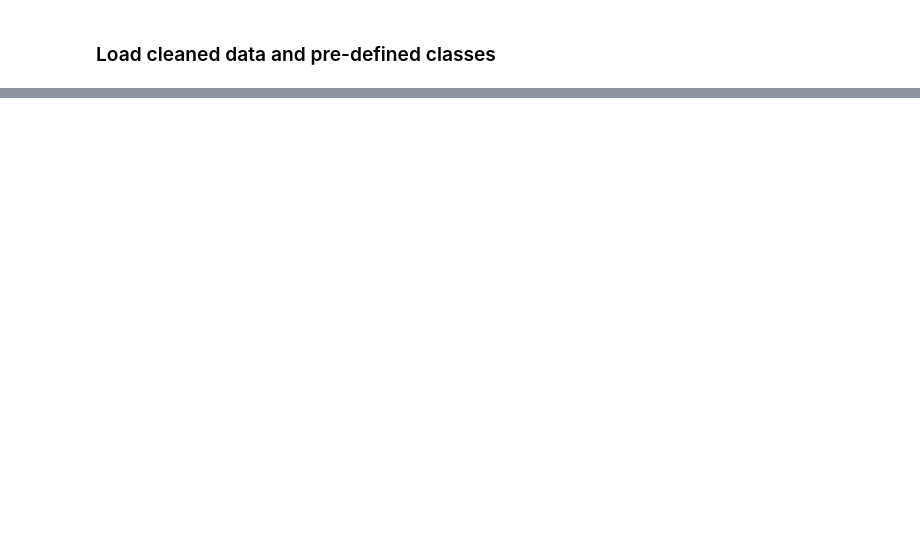
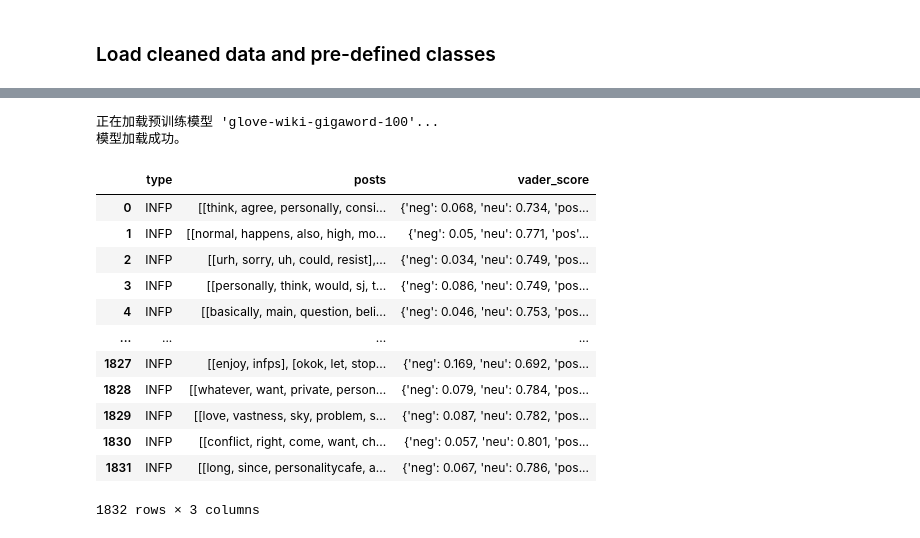
Before and after one commit to DominicMin/Intro_to_DS_Assignment, a Jupyter notebook: py_Code/data_viewer.ipynb, the cells around one changed output, grey strips where cells are left out. Drawn from its saved outputs; the diff is of its cells as text; code cells hidden in the pictures; blank space fills up the shorter version.

```diff
--- a/py_Code/data_viewer.ipynb
+++ b/py_Code/data_viewer.ipynb
@@ -56,0 +27,65 @@ enfp.data
+# %%
+import gensim.downloader as api
+import numpy as np
+model_name = "glove-wiki-gigaword-100" # 100维 GloVe 向量
+try:
+    print(f"\n正在加载预训练模型 '{model_name}'...")
+    word_embedding_model = api.load(model_name)
+    print("模型加载成功。")
+    vector_size = word_embedding_model.vector_size # 获取向量维度
+except Exception as e:
+    print(f"加载预训练模型失败: {e}。请检查网络连接或模型名称。")
+    word_embedding_model = None
+    vector_size = 100 # 假设一个默认维度以便代码继续
+# %% [output]
+正在加载预训练模型 'glove-wiki-gigaword-100'...
+模型加载成功。
+# %%
+class Data_to_Model:
+    def __init__(self,source):
+        self.data=source.data
+        self.data_to_vec=source.data_to_vec
+        self.basic_identities=source.basic_identities
+        self.post_vec=None
+    def text_to_vec(self):
+        def process_to_vec(post):
+            post_to_vec=[]
+            # 获取模型词汇表集合，用于快速查找
+            index2word_set = set(word_embedding_model.index_to_key) if hasattr(word_embedding_model, 'index_to_key') else set(word_embedding_model.key_to_index.keys())
+            for tokens in post:
+                feature_vec = np.zeros((vector_size,), dtype="float32")
+                nwords = 0.
+                for word in tokens:
+                    if word in index2word_set:
+                        nwords+=1
+                        feature_vec=np.add(feature_vec,word_embedding_model[word])
+                if nwords>0:
+                    feature_vec=np.divide(feature_vec,nwords)
+                else:
+                    feature_vec=np.zeros((vector_size,), dtype="float32")
+                post_to_vec.append(feature_vec)
+            return post_to_vec
+        self.post_vec=copy.deepcopy(self.data_to_vec)
+        self.post_vec["posts"]=self.post_vec["posts"].apply(process_to_vec)
+    def aggregate_post_vec(self):
+        def process_aggregate(post):
+            valid_vecs=[sentence for sentence in post if isinstance(sentence,np.ndarray) and sentence.shape==(vector_size,)]
+            return np.mean(valid_vecs,axis=0)
+        self.post_vec["posts"]=self.post_vec["posts"].apply(process_aggregate)
+# %%
+infp=Data_to_Model(cleaned_data["INFP"])
+infp.data
+# %% [output]
+|  | type | posts | vader_score |
+| 0 | INFP | [[think, agree, personally, consi... | {'neg': 0.068, 'neu': 0.734, 'pos... |
+| 1 | INFP | [[normal, happens, also, high, mo... | {'neg': 0.05, 'neu': 0.771, 'pos'... |
+| 2 | INFP | [[urh, sorry, uh, could, resist],... | {'neg': 0.034, 'neu': 0.749, 'pos... |
+| 3 | INFP | [[personally, think, would, sj, t... | {'neg': 0.086, 'neu': 0.749, 'pos... |
+| 4 | INFP | [[basically, main, question, beli... | {'neg': 0.046, 'neu': 0.753, 'pos... |
+| ... | ... | ... | ... |
+| 1827 | INFP | [[enjoy, infps], [okok, let, stop... | {'neg': 0.169, 'neu': 0.692, 'pos... |
+| 1828 | INFP | [[whatever, want, private, person... | {'neg': 0.079, 'neu': 0.784, 'pos... |
+| 1829 | INFP | [[love, vastness, sky, problem, s... | {'neg': 0.087, 'neu': 0.782, 'pos... |
+| 1830 | INFP | [[conflict, right, come, want, ch... | {'neg': 0.057, 'neu': 0.801, 'pos... |
+| 1831 | INFP | [[long, since, personalitycafe, a... | {'neg': 0.067, 'neu': 0.786, 'pos... |
+1832 rows × 3 columns
```
Also changed, not shown: parts of 8 cells of this notebook, 21 other files.
